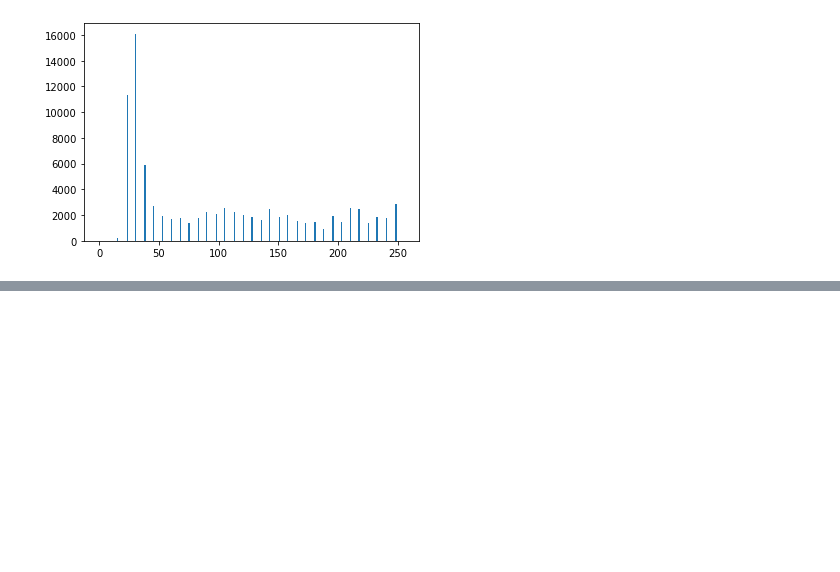
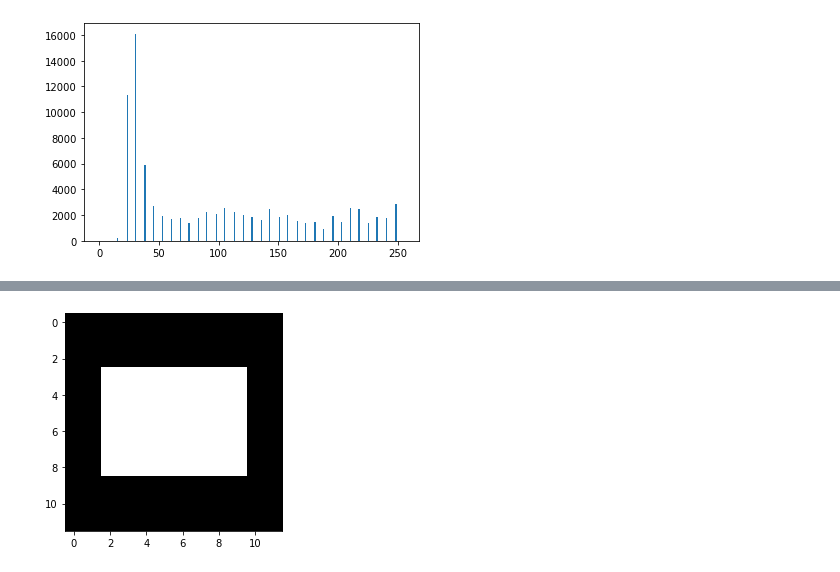
Before and after one commit to nekonabesan/FY2021_-BasicsOfImageProcessing, a Jupyter notebook: C_1820004_Otake.ipynb, the cells around one changed output, grey strips where cells are left out. Cells and saved outputs as stored; diff of their text form; code cells hidden in the pictures; blank space fills up the shorter version.

```diff
--- a/C_1820004_Otake.ipynb
+++ b/C_1820004_Otake.ipynb
@@ -535,0 +548,81 @@ show()
+# %%
+## 移動平均フィルタ
+from pylab import *
+from cv2 import imread
+
+# ローカルディレクトリにDLした画像を読み込み
+gazo = imread( "kadai4.bmp", 0 )
+
+print( "元画像" )
+print( gazo )
+imshow(gazo, cmap="gray", vmin=0, vmax=255, interpolation="None")
+show()
+
+
+gazo2 = zeros((12,12))
+gazo3 = zeros((12,12))
+
+#--------------------------------------------------------------------#
+# 移動平均フィルタで画像を変換
+#--------------------------------------------------------------------#
+for x in range(1,11):
+  for y in range(1,11):
+    ######### ここを変更 ############
+    filter = [
+      [0.2, 0.2, 0.2],
+      [0.2, 1.0, 0.2],
+      [0.2, 0.2, 0.2]
+    ]
+    #############################
+
+    gasochi = 0
+    for xx in range(3):
+      for yy in range(3):
+        # ここでfilterの値をgazoに掛ける
+        gasochi += gazo[y+yy-1][x+xx-1] * filter[yy][xx]
+
+    # 0〜255の範囲内に収める
+    gasochi = int(gasochi)
+    if gasochi<0:
+      gasochi = 0
+    elif gasochi>255:
+      gasochi = 255
+    gazo2[y][x] = gasochi
+
+print( "移動平均フィルタによる変換後の画像" )
+print( gazo2 )
+imshow(gazo2, cmap="gray", vmin=0, vmax=255, interpolation="None")
+show()
+
+#--------------------------------------------------------------------#
+# ラプラシアンフィルタで画像を変換
+#--------------------------------------------------------------------#
+for x in range(1,11):
+  for y in range(1,11):
+    ######### ここを変更 ############
+    filter = [
+      [1.0, 1.0, 1.0],
+      [1.0, -8.0, 1.0],
+      [1.0, 1.0, 1.0]
+    ]
+    #############################
+
+    gasochi = 0
+    for xx in range(3):
+      for yy in range(3):
+        # ここでfilterの値をgazoに掛ける
+        gasochi += gazo[y+yy-1][x+xx-1] * filter[yy][xx]
+
+    # 0〜255の範囲内に収める
+    gasochi = int(gasochi)
+    if gasochi<0:
+      gasochi = 0
+    elif gasochi>255:
+      gasochi = 255
+    gazo3[y][x] = gasochi
+
+print( "ラプラシアンフィルタによる変換後の画像" )
+print( gazo3 )
+imshow(gazo3, cmap="gray", vmin=0, vmax=255, interpolation="None")
+show()
+# %% [output]
@@ -535,0 +642 @@ show()
+[figure, added]
```
Also changed, not shown: parts of 15 cells of this notebook, 1 other file.
